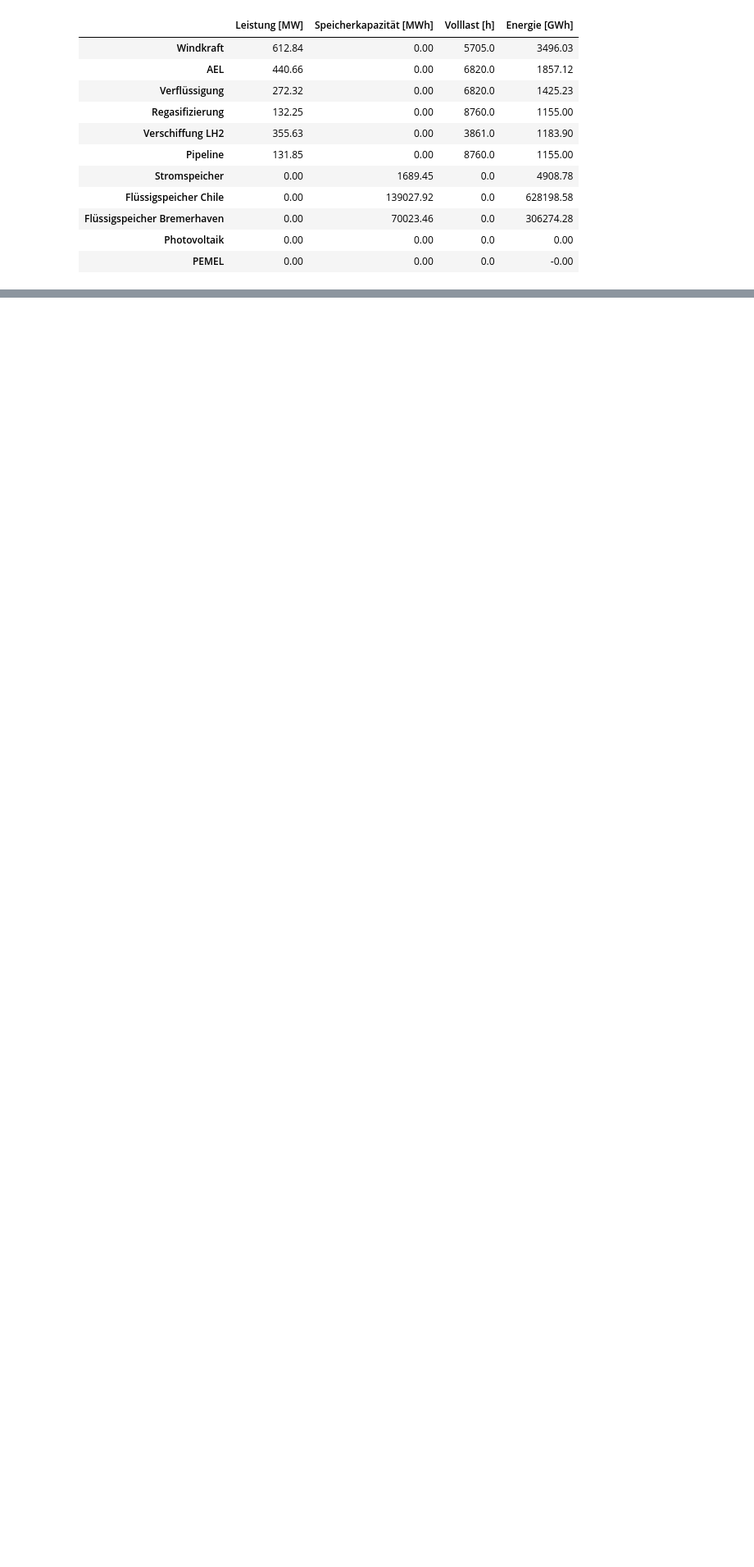
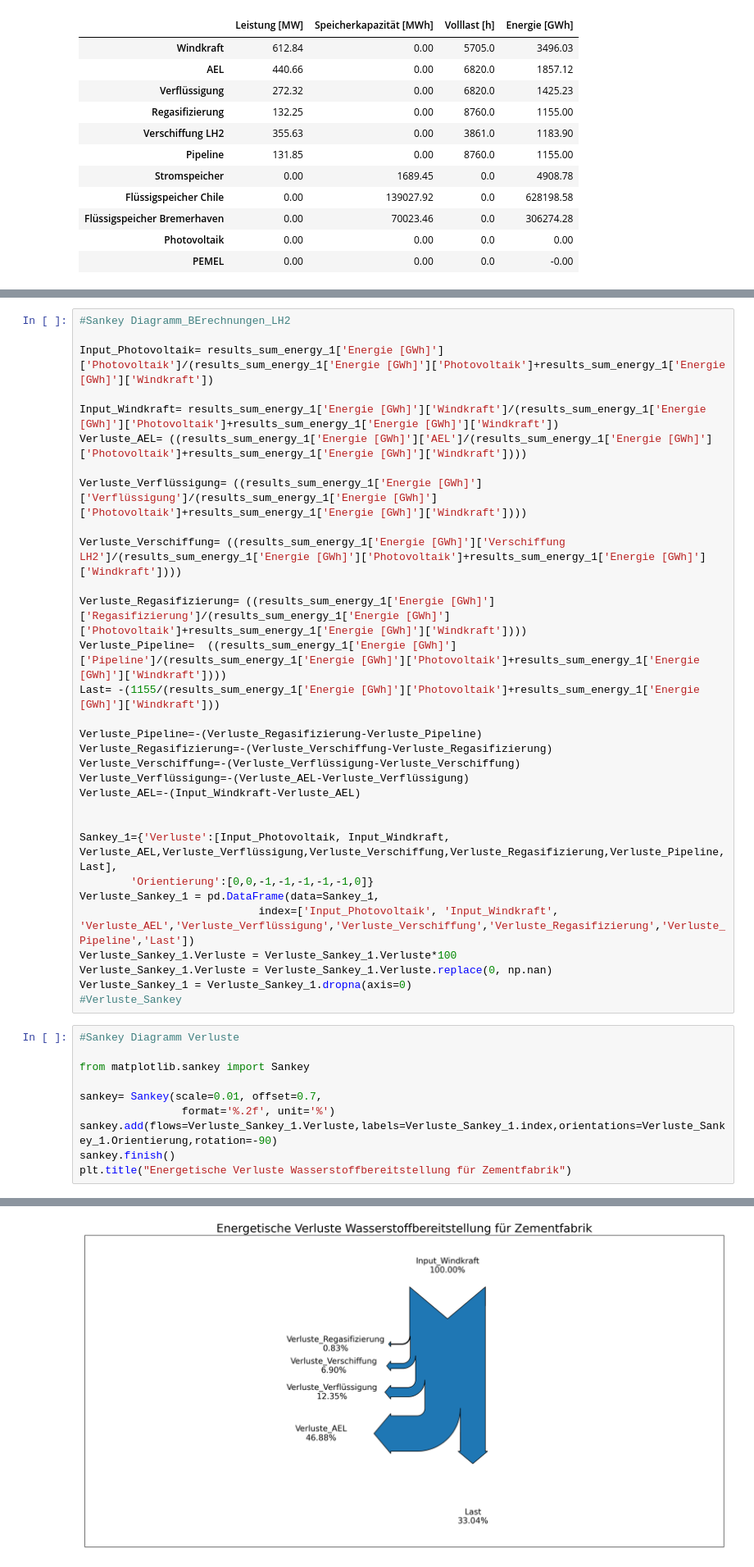
Before and after one commit to cgipser/DWE, a Jupyter notebook: Projektarbeit_CG.ipynb, the cells around one changed output, grey strips where cells are left out. Shown at 82% size. Cells and saved outputs as stored; diff of their text form; blank space fills up the shorter version.

```diff
--- a/Projektarbeit_CG.ipynb
+++ b/Projektarbeit_CG.ipynb
@@ -682,0 +685,42 @@ results_sum_energy_1
+# %%
+#Sankey Diagramm_BErechnungen_LH2
+
+Input_Photovoltaik= results_sum_energy_1['Energie [GWh]']['Photovoltaik']/(results_sum_energy_1['Energie [GWh]']['Photovoltaik']+results_sum_energy_1['Energie [GWh]']['Windkraft'])
+
+Input_Windkraft= results_sum_energy_1['Energie [GWh]']['Windkraft']/(results_sum_energy_1['Energie [GWh]']['Photovoltaik']+results_sum_energy_1['Energie [GWh]']['Windkraft'])
+Verluste_AEL= ((results_sum_energy_1['Energie [GWh]']['AEL']/(results_sum_energy_1['Energie [GWh]']['Photovoltaik']+results_sum_energy_1['Energie [GWh]']['Windkraft'])))
+
+Verluste_Verflüssigung= ((results_sum_energy_1['Energie [GWh]']['Verflüssigung']/(results_sum_energy_1['Energie [GWh]']['Photovoltaik']+results_sum_energy_1['Energie [GWh]']['Windkraft'])))
+
+Verluste_Verschiffung= ((results_sum_energy_1['Energie [GWh]']['Verschiffung LH2']/(results_sum_energy_1['Energie [GWh]']['Photovoltaik']+results_sum_energy_1['Energie [GWh]']['Windkraft'])))
+
+Verluste_Regasifizierung= ((results_sum_energy_1['Energie [GWh]']['Regasifizierung']/(results_sum_energy_1['Energie [GWh]']['Photovoltaik']+results_sum_energy_1['Energie [GWh]']['Windkraft'])))
+Verluste_Pipeline=  ((results_sum_energy_1['Energie [GWh]']['Pipeline']/(results_sum_energy_1['Energie [GWh]']['Photovoltaik']+results_sum_energy_1['Energie [GWh]']['Windkraft'])))
+Last= -(1155/(results_sum_energy_1['Energie [GWh]']['Photovoltaik']+results_sum_energy_1['Energie [GWh]']['Windkraft']))
+
+Verluste_Pipeline=-(Verluste_Regasifizierung-Verluste_Pipeline)
+Verluste_Regasifizierung=-(Verluste_Verschiffung-Verluste_Regasifizierung)
+Verluste_Verschiffung=-(Verluste_Verflüssigung-Verluste_Verschiffung)
+Verluste_Verflüssigung=-(Verluste_AEL-Verluste_Verflüssigung)
+Verluste_AEL=-(Input_Windkraft-Verluste_AEL)
+
+
+Sankey_1={'Verluste':[Input_Photovoltaik, Input_Windkraft, Verluste_AEL,Verluste_Verflüssigung,Verluste_Verschiffung,Verluste_Regasifizierung,Verluste_Pipeline,Last],
+        'Orientierung':[0,0,-1,-1,-1,-1,-1,0]}
+Verluste_Sankey_1 = pd.DataFrame(data=Sankey_1,
+                            index=['Input_Photovoltaik', 'Input_Windkraft', 'Verluste_AEL','Verluste_Verflüssigung','Verluste_Verschiffung','Verluste_Regasifizierung','Verluste_Pipeline','Last'])
+Verluste_Sankey_1.Verluste = Verluste_Sankey_1.Verluste*100
+Verluste_Sankey_1.Verluste = Verluste_Sankey_1.Verluste.replace(0, np.nan)
+Verluste_Sankey_1 = Verluste_Sankey_1.dropna(axis=0)
+#Verluste_Sankey
+# %%
+#Sankey Diagramm Verluste
+
+from matplotlib.sankey import Sankey
+
+sankey= Sankey(scale=0.01, offset=0.7,
+                format='%.2f', unit='%')
+sankey.add(flows=Verluste_Sankey_1.Verluste,labels=Verluste_Sankey_1.index,orientations=Verluste_Sankey_1.Orientierung,rotation=-90)
+sankey.finish()
+plt.title("Energetische Verluste Wasserstoffbereitstellung für Zementfabrik")
+# %% [output]
@@ -683,3 +728,4 @@ results_sum_energy_1
+[figure, added]
 # %% [markdown]
 ### Gestehungskosten Wasserstoff
 # %%
```
Also changed, not shown: parts of 17 cells of this notebook.
